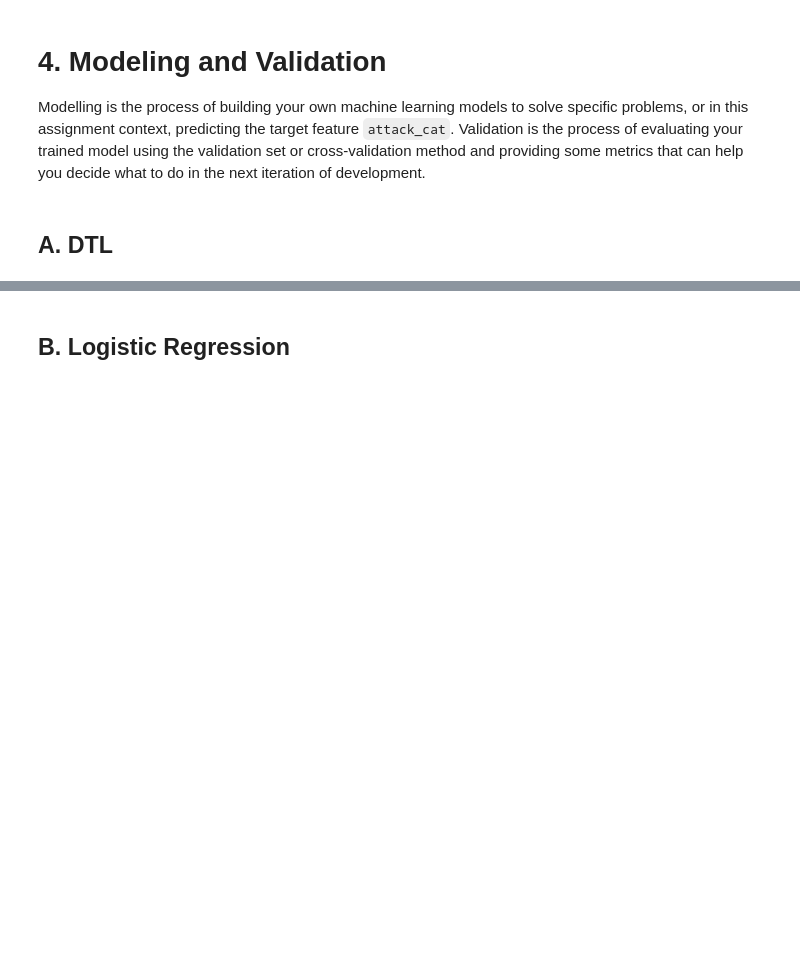
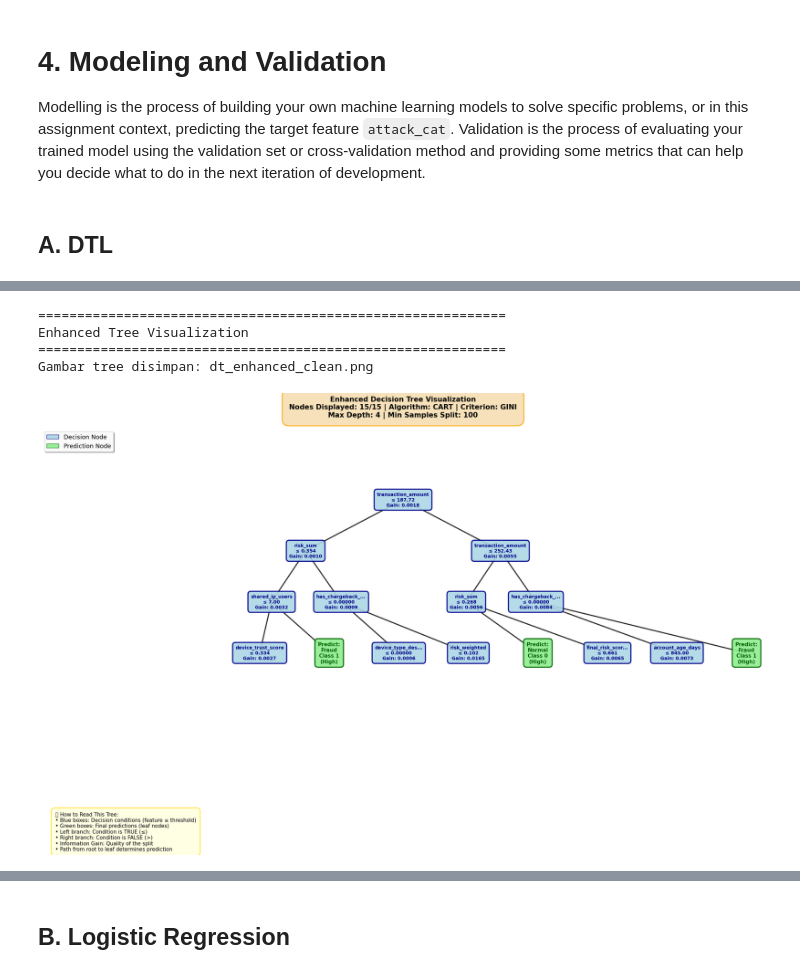
Before and after one commit to pablonification/tubes-ai2, a Jupyter notebook: src/IF3070_Dasar_Artificial_Intelligence_Tugas_Besar_2_Notebook.ipynb, the cells around one changed output, grey strips where cells are left out. Saved outputs shown, nothing was run; the diff lists cells and outputs as text; code cells hidden in the pictures; blank space fills up the shorter version.

```diff
--- a/src/IF3070_Dasar_Artificial_Intelligence_Tugas_Besar_2_Notebook.ipynb
+++ b/src/IF3070_Dasar_Artificial_Intelligence_Tugas_Besar_2_Notebook.ipynb
@@ -917,0 +1653,20 @@ Modelling is the process of building your own machine learning models to solve s
+# %%
+print("=" * 60)
+print("Enhanced Tree Visualization")
+print("=" * 60)
+
+dt_viz = DecisionTreeScratch(
+    min_samples_split=100,
+    max_depth=4,
+    criterion='gini',
+    features_names=FEATURES_27
+)
+dt_viz.fit(X_27[:5000], y[:5000])
+
+dt_viz.visualize_tree(filename="dt_enhanced_clean.png", top_n=15, figsize=(22, 14))
+# %% [output]
+============================================================
+Enhanced Tree Visualization
+============================================================
+Gambar tree disimpan: dt_enhanced_clean.png
+[figure, added]
```
Also changed, not shown: parts of 5 cells of this notebook, 1 other file.
